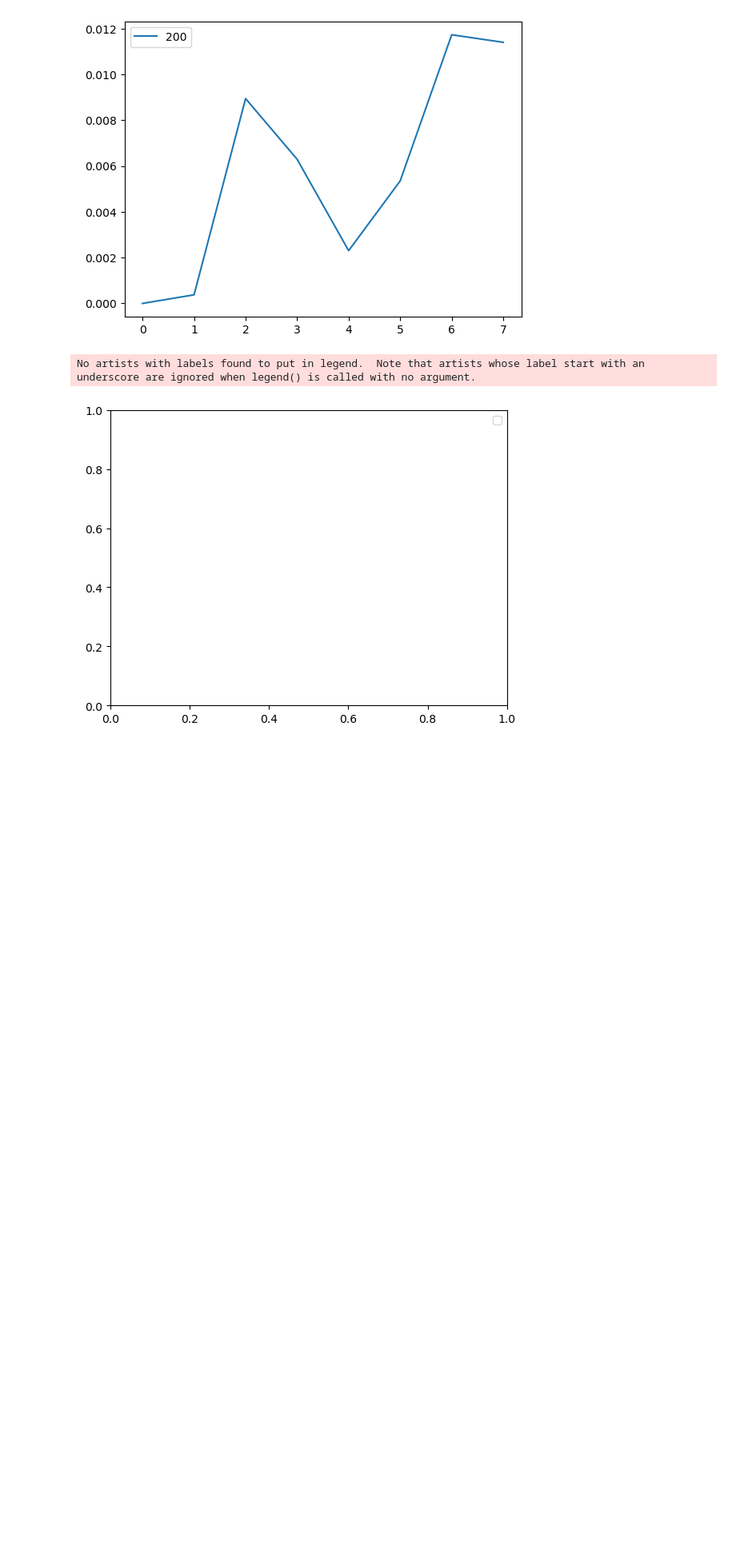
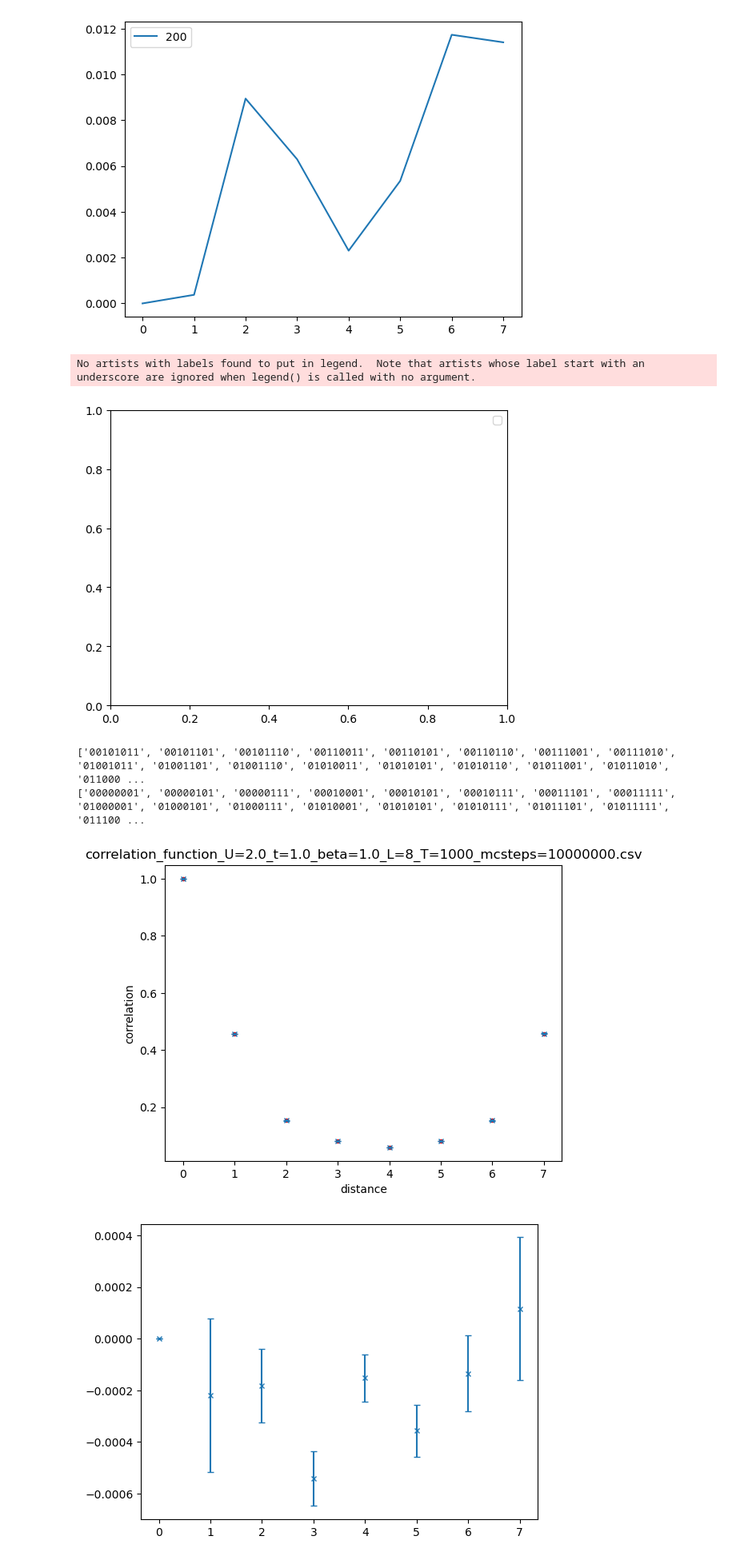
Before and after one commit to theabudde/MeronSpinHalf, a Jupyter notebook: data_analysis.ipynb, the cells around one changed output. Shown at 80% size. Drawn from its saved outputs; the diff is of its cells as text; code cells hidden in the pictures; blank space fills up the shorter version.

```diff
--- a/data_analysis.ipynb
+++ b/data_analysis.ipynb
@@ -81,3 +81,70 @@ for beta in beta_values:
 [figure]
 No artists with labels found to put in legend.  Note that artists whose label start with an underscore are ignored when legend() is called with no argument.
 [figure]
+# %%
+# reference config only included once
+gauss_configs = []
+field_configs = []
+for config_nr in range(2 ** 8):
+    config = format(config_nr, '08b')
+    field_0_start = 0
+    field_0_start_legal = True
+    field_0_start_string = ''
+    field_1_start = 1
+    field_1_start_legal = True
+    field_1_start_string = ''
+    for fermion in range(len(config)):
+        if fermion % 2 == 0 and config[fermion] == '0':
+            field_1_start -= 1
+            field_0_start -= 1
+        if fermion % 2 == 1 and config[fermion] == '1':
+            field_1_start += 1
+            field_0_start += 1
+        field_0_start_string += str(field_0_start)
+        field_1_start_string += str(field_1_start)
+        if field_1_start > 1 or field_1_start < 0:
+            field_1_start_legal = False
+        if field_0_start > 1 or field_0_start < 0:
+            field_0_start_legal = False
+    if field_1_start != 1:
+        field_1_start_legal = False
+    if field_0_start != 0:
+        field_0_start_legal = False
+    if field_0_start_legal:
+        gauss_configs.append(config)
+        field_configs.append(field_0_start_string)
+    if field_1_start_legal:
+        gauss_configs.append(config)
+        field_configs.append(field_1_start_string)
+
+print(gauss_configs)
+print(field_configs)
+# %% [output]
+['00101011', '00101101', '00101110', '00110011', '00110101', '00110110', '00111001', '00111010', '01001011', '01001101', '01001110', '01010011', '01010101', '01010110', '01011001', '01011010', '011000 ...
+['00000001', '00000101', '00000111', '00010001', '00010101', '00010111', '00011101', '00011111', '01000001', '01000101', '01000111', '01010001', '01010101', '01010111', '01011101', '01011111', '011100 ...
+# %%
+U = 2.0
+t = 1.0
+beta = 1.0
+n = 8
+N = 1000
+mc_steps = 10000000
+data = pd.read_csv(f'Data/Data/correlation_function_U={U}_t={t}_beta={beta}_L={n}_T={N}_mcsteps={mc_steps}_result.csv')
+exact_data = pd.read_csv('Data/exact_diagonalisation_results.csv', sep='\t')
+plt.plot(range(n), exact_data.loc[:, f'beta={"{:.1f}".format(beta)}'], 'r.')
+plt.errorbar(range(n), data['average'], yerr=data.loc[:, 'error'], fmt='x', capsize=3,
+             markersize=5,
+             markerfacecolor='none')
+plt.title(f'correlation_function_U={U}_t={t}_beta={beta}_L={n}_T={N}_mcsteps={mc_steps}.csv')
+plt.xlabel('distance')
+plt.ylabel('correlation')
+plt.show()
+
+difference = data['average'] - exact_data[f'beta={"{:.1f}".format(beta)}']
+plt.errorbar(range(n), difference, yerr=data.loc[:, 'error'], fmt='x', capsize=3,
+             markersize=5,
+             markerfacecolor='none')
+plt.show()
+# %% [output]
+[figure, added]
+[figure, added]
```
Also changed, not shown: 3 other files.
